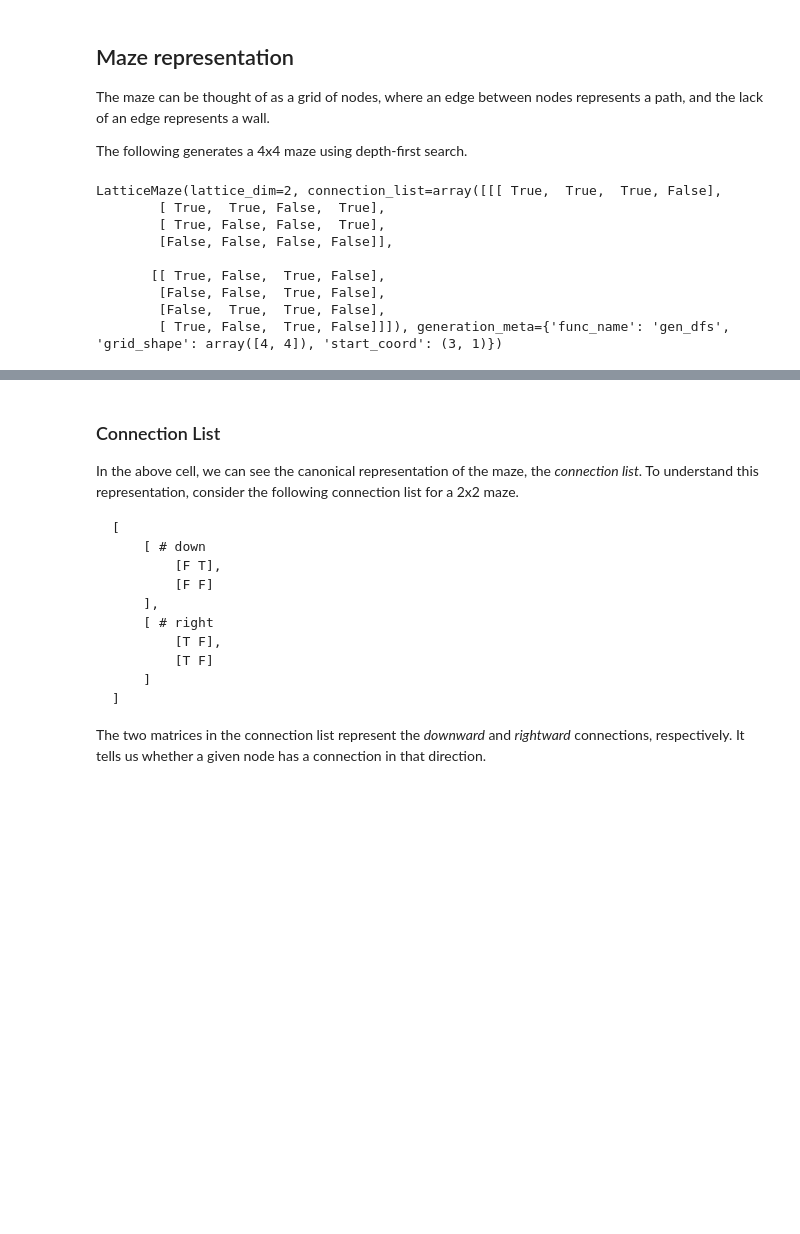
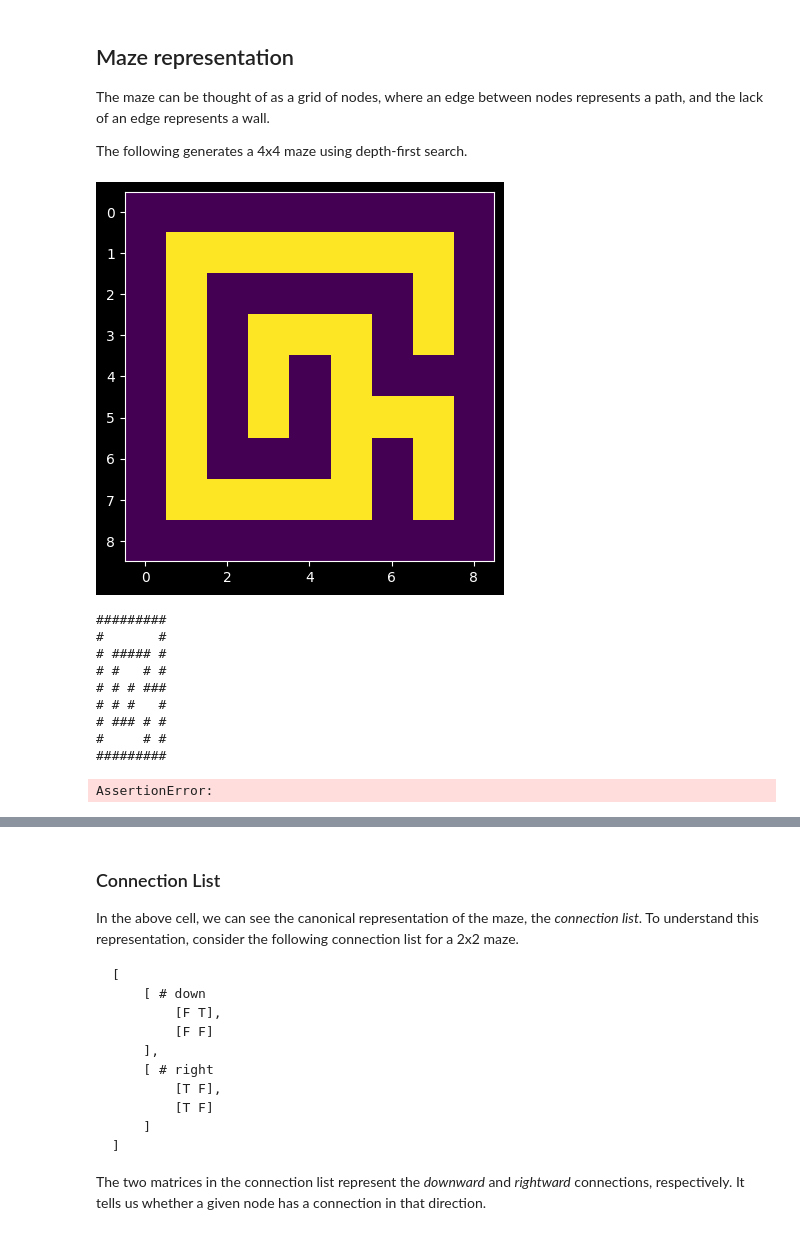
Before and after one commit to understanding-search/maze-transformer, a Jupyter notebook: notebooks/demo_latticemaze.ipynb, the cells around one changed output, grey strips where cells are left out. Saved outputs shown, nothing was run; the diff lists cells and outputs as text; code cells hidden in the pictures; blank space fills up the shorter version.

```diff
--- a/notebooks/demo_latticemaze.ipynb
+++ b/notebooks/demo_latticemaze.ipynb
@@ -19,17 +22,30 @@ configure_notebook(seed=42, dark_mode=True)
 The maze can be thought of as a grid of nodes, where an edge between nodes represents a path, and the lack of an edge represents a wall.
 
 The following generates a 4x4 maze using depth-first search.
-# %%
-maze = LatticeMazeGenerators.gen_dfs(np.array([4,4]))
-
-maze
-# %% [output]
-LatticeMaze(lattice_dim=2, connection_list=array([[[ True,  True,  True, False],
-        [ True,  True, False,  True],
-        [ True, False, False,  True],
-        [False, False, False, False]],
-
-       [[ True, False,  True, False],
-        [False, False,  True, False],
-        [False,  True,  True, False],
-        [ True, False,  True, False]]]), generation_meta={'func_name': 'gen_dfs', 'grid_shape': array([4, 4]), 'start_coord': (3, 1)})
+# %%
+maze = LatticeMazeGenerators.gen_dfs(np.array([4,4]))
+
+maze
+
+
+plt.imshow(maze.as_pixels())
+plt.show()
+
+print(maze.as_ascii())
+
+plt.imshow(LatticeMaze.from_pixels(maze.as_pixels()).as_pixels())
+plt.show()
+
+print(LatticeMaze.from_pixels(maze.as_pixels()).as_ascii())
+# %% [output]
+[figure, added]
+#########
+#       #
+# ##### #
+# #   # #
+# # # ###
+# # #   #
+# ### # #
+#     # #
+#########
+AssertionError:
```
Also changed, not shown: parts of 12 cells of this notebook, 2 other files.
